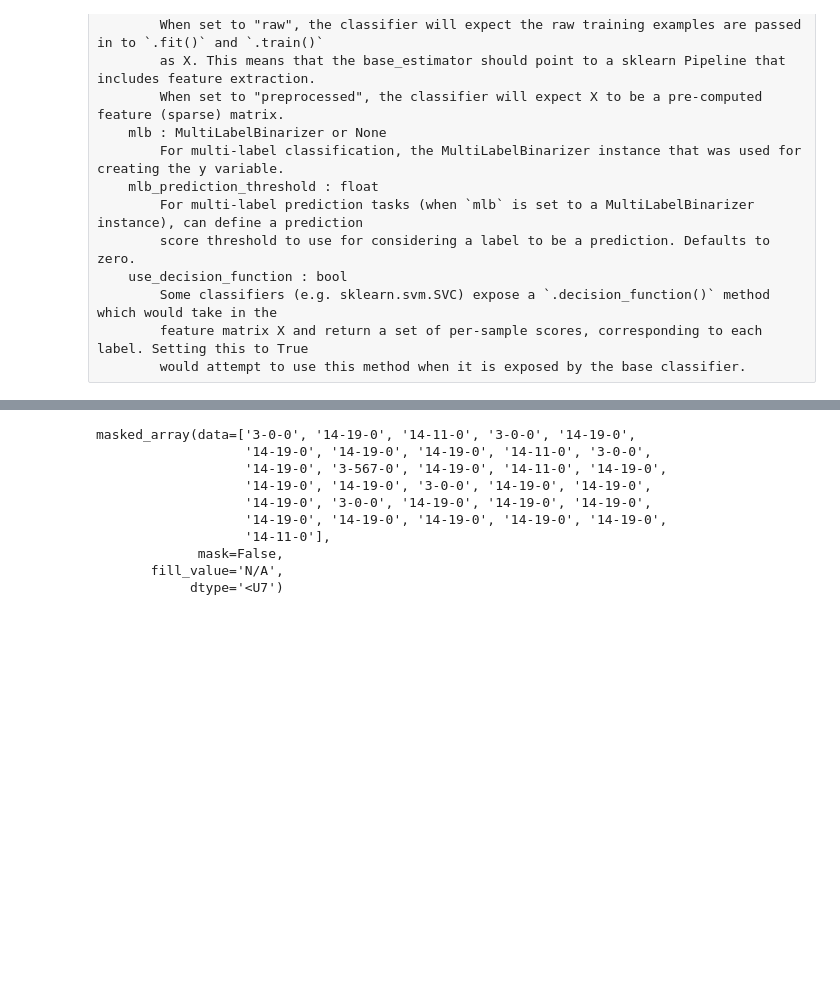
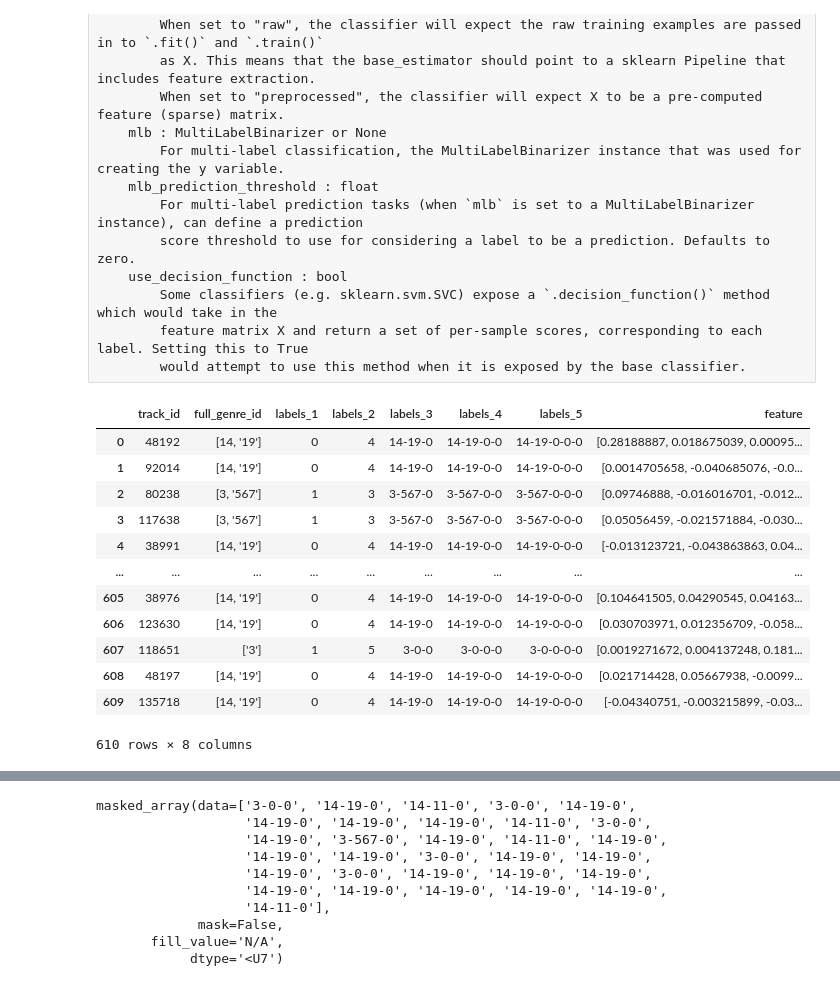
Before and after one commit to Sette/hmc, a Jupyter notebook: Notebooks/3 - Train.ipynb, the cells around one changed output, grey strips where cells are left out. Saved outputs shown, nothing was run; the diff lists cells and outputs as text; code cells hidden in the pictures; blank space fills up the shorter version.

Commit message:
New generate labels

```diff
--- a/Notebooks/3 - Train.ipynb
+++ b/Notebooks/3 - Train.ipynb
@@ -204,9 +259,9 @@ labels = __load_json__(labels_file)
 # %%
 tqdm.pandas()
 # %%
-# tracks_df.loc[:,'labels_1'] = tracks_df.labels_1.astype(str).progress_apply(lambda x: labels['label1'][x])
+tracks_df.loc[:,'labels_1'] = tracks_df.labels_1.astype(str).progress_apply(lambda x: labels['label1'][x])
 
-# tracks_df.loc[:,'labels_2'] = tracks_df.labels_2.astype(str).progress_apply(lambda x: labels['label2'][x])
+tracks_df.loc[:,'labels_2'] = tracks_df.labels_2.astype(str).progress_apply(lambda x: labels['label2'][x])
 
 # tracks_df.loc[:,'labels_3'] = tracks_df.labels_3.astype(str).progress_apply(lambda x: labels['label3'][x])
 
@@ -339,6 +396,22 @@ genre_dict
         Some classifiers (e.g. sklearn.svm.SVC) expose a `.decision_function()` method which would take in the
         feature matrix X and return a set of per-sample scores, corresponding to each label. Setting this to True
         would attempt to use this method when it is exposed by the base classifier.
+# %%
+tracks_df
+# %% [output]
+|  | track_id | full_genre_id | labels_1 | labels_2 | labels_3 | labels_4 | labels_5 | feature |
+| 0 | 48192 | [14, '19'] | 0 | 4 | 14-19-0 | 14-19-0-0 | 14-19-0-0-0 | [0.28188887, 0.018675039, 0.00095... |
+| 1 | 92014 | [14, '19'] | 0 | 4 | 14-19-0 | 14-19-0-0 | 14-19-0-0-0 | [0.0014705658, -0.040685076, -0.0... |
+| 2 | 80238 | [3, '567'] | 1 | 3 | 3-567-0 | 3-567-0-0 | 3-567-0-0-0 | [0.09746888, -0.016016701, -0.012... |
+| 3 | 117638 | [3, '567'] | 1 | 3 | 3-567-0 | 3-567-0-0 | 3-567-0-0-0 | [0.05056459, -0.021571884, -0.030... |
+| 4 | 38991 | [14, '19'] | 0 | 4 | 14-19-0 | 14-19-0-0 | 14-19-0-0-0 | [-0.013123721, -0.043863863, 0.04... |
+| ... | ... | ... | ... | ... | ... | ... | ... | ... |
+| 605 | 38976 | [14, '19'] | 0 | 4 | 14-19-0 | 14-19-0-0 | 14-19-0-0-0 | [0.104641505, 0.04290545, 0.04163... |
+| 606 | 123630 | [14, '19'] | 0 | 4 | 14-19-0 | 14-19-0-0 | 14-19-0-0-0 | [0.030703971, 0.012356709, -0.058... |
+| 607 | 118651 | ['3'] | 1 | 5 | 3-0-0 | 3-0-0-0 | 3-0-0-0-0 | [0.0019271672, 0.004137248, 0.181... |
+| 608 | 48197 | [14, '19'] | 0 | 4 | 14-19-0 | 14-19-0-0 | 14-19-0-0-0 | [0.021714428, 0.05667938, -0.0099... |
+| 609 | 135718 | [14, '19'] | 0 | 4 | 14-19-0 | 14-19-0-0 | 14-19-0-0-0 | [-0.04340751, -0.003215899, -0.03... |
+610 rows × 8 columns
 # %%
 X_train, X_test, y_train, y_test = train_test_split(
     tracks_df.feature.values.tolist(),
```
Also changed, not shown: parts of 19 cells of this notebook, 1 other file.
